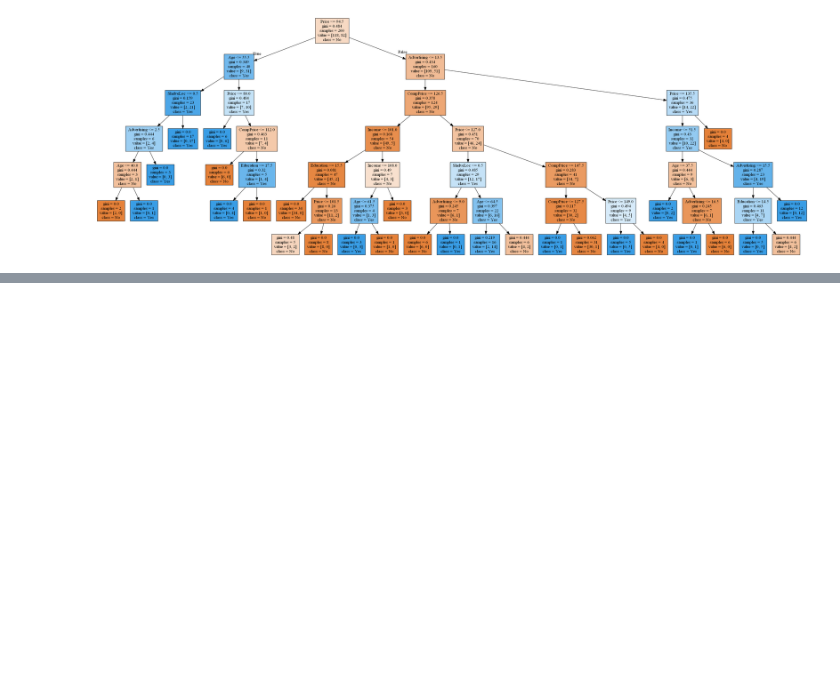
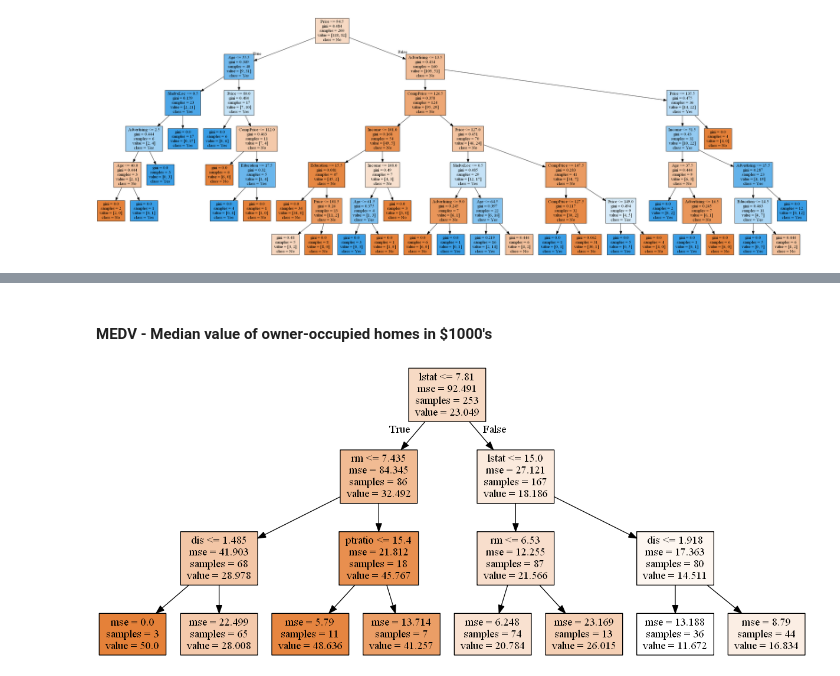
Before and after one commit to Morgan-Sell/islr-labs-exercises-python, a Jupyter notebook: labs/08_tree_based_methods.ipynb, the cells around one changed output, grey strips where cells are left out. Drawn from its saved outputs; the diff is of its cells as text; code cells hidden in the pictures; blank space fills up the shorter version.

```diff
--- a/labs/08_tree_based_methods.ipynb
+++ b/labs/08_tree_based_methods.ipynb
@@ -105,0 +121,4 @@ Image(graph3.create_png())
+# %%
+url_path = os.path.abspath('..')
+boston = pd.read_csv(url_path + '/data/Boston.csv')
+boston.head()
@@ -105,0 +152,17 @@ Image(graph3.create_png())
+# %% [markdown]
+#### MEDV - Median value of owner-occupied homes in $1000's
+# %%
+X = boston.drop('medv', axis=1)
+y = boston['medv']
+
+X_train, X_test, y_train, y_test = train_test_split(X, y, test_size=0.5, random_state=0)
+# %%
+# Pruning not supported.
+regr = DecisionTreeRegressor(max_depth=3)
+regr.fit(X_train, y_train)
+pred = regr.predict(X_test)
+# %%
+graph, = print_tree(regr, features=X.columns)
+Image(graph.create_png())
+# %% [output]
+[figure, added]
```
Also changed, not shown: parts of 11 cells of this notebook.
